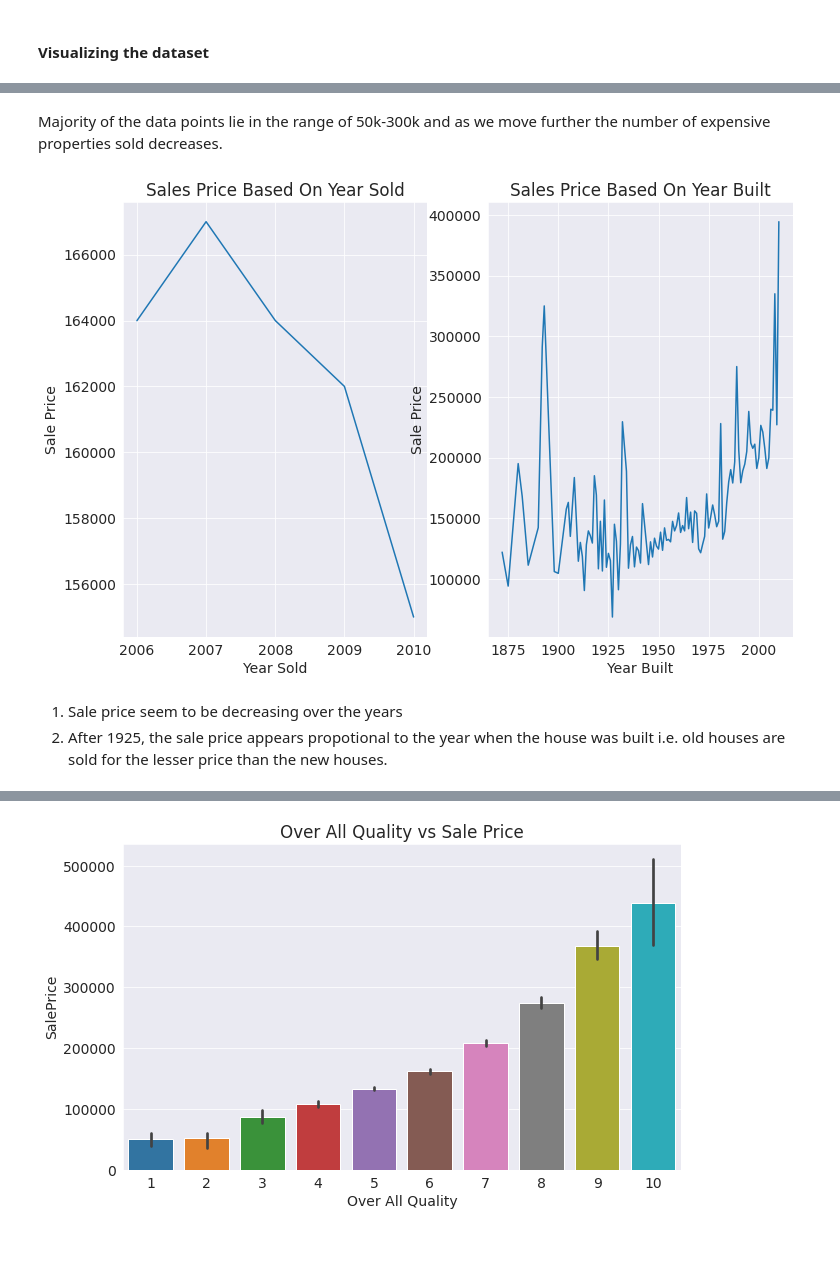
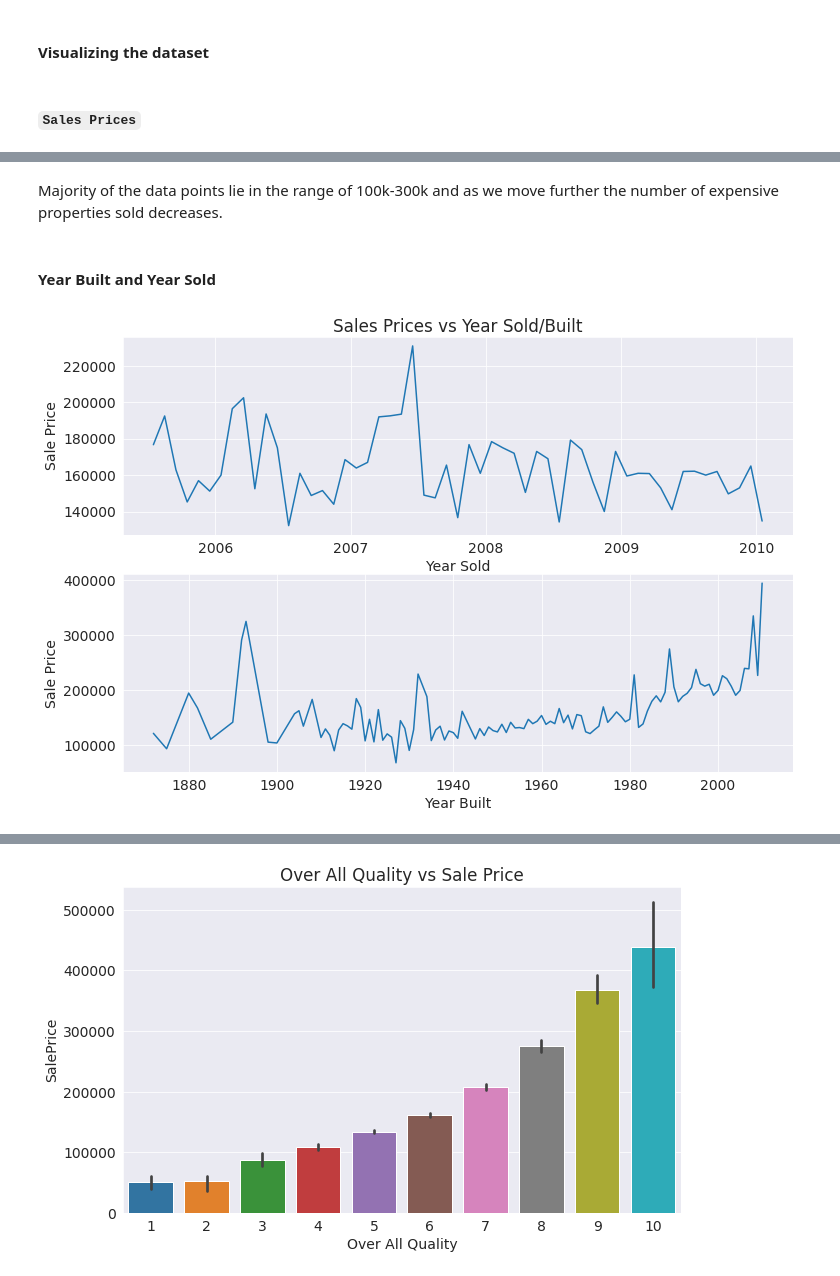
Before and after one commit to prasadposture/House-Prices---Advanced-Regression-Techniques, a Jupyter notebook: House Price Predictions.ipynb, the cells around one changed output, grey strips where cells are left out. Cells and saved outputs as stored; diff of their text form; code cells hidden in the pictures; blank space fills up the shorter version.

Commit message:
Kaggle Notebook | House Price Predictions | Version 4

```diff
--- a/House Price Predictions.ipynb
+++ b/House Price Predictions.ipynb
@@ -15,6 +17,6 @@ import pandas as pd
 pd.options.display.max_columns = 200
 pd.options.display.max_rows = 200
 # %%
-train_csv_path = '/kaggle/input/house-prices-advanced-regression-techniques/train.csv'
-train_csv_path
+prices_df = pd.read_csv('/kaggle/input/house-prices-advanced-regression-techniques/train.csv')
+prices_df.head()
 # %% [output]
@@ -22,3 +28,0 @@ train_csv_path
-# %%
-prices_df = pd.read_csv(train_csv_path)
-prices_df
@@ -77,26 +67,31 @@ sns.set_style('darkgrid')
 matplotlib.rcParams['font.size'] = 14
 matplotlib.rcParams['figure.figsize'] = (10, 6)
 matplotlib.rcParams['figure.facecolor'] = '#00000000'
+# %% [markdown]
+#### `Sales Prices`
 # %%
 px.histogram(prices_df, x='SalePrice', title='Distribution of Sales Price')
 # %% [output]
 [interactive output not drawn]
 # %% [markdown]
-Majority of the data points lie in the range of 50k-300k and as we move further the number of expensive properties sold decreases.
+Majority of the data points lie in the range of 100k-300k and as we move further the number of expensive properties sold decreases.
+# %% [markdown]
+#### Year Built and Year Sold
 # %%
-xdmd=prices_df.groupby('YrSold')['SalePrice'].median()
-xdmdb=prices_df.groupby('YearBuilt')['SalePrice'].median()
-fig, axes = plt.subplots(1, 2, figsize=(12, 8))
-axes[0].plot(xdmd.index, xdmd)
-axes[0].set_title('Sales Price Based On Year Sold')
+fig, axes = plt.subplots(2, 1, figsize=(12, 8))
+axes[0].set_title('Sales Prices vs Year Sold/Built')
+
+xdmd=prices_df.groupby(['YrSold', 'MoSold'], as_index=False)['SalePrice'].median()
+axes[0].plot(xdmd.index, xdmd.SalePrice)
 axes[0].set_xlabel('Year Sold')
 axes[0].set_ylabel('Sale Price')
+axes[0].set_xticks([5.5, 17.5, 29.5, 41.5, 53.5])
+axes[0].set_xticklabels([2006, 2007, 2008, 2009, 2010])
+
+
+xdmdb=prices_df.groupby('YearBuilt')['SalePrice'].median()
 axes[1].plot(xdmdb.index,xdmdb)
-axes[1].set_title('Sales Price Based On Year Built')
 axes[1].set_xlabel('Year Built')
 axes[1].set_ylabel('Sale Price');
 # %% [output]
-[figure, old version]
+[figure, new version]
-# %% [markdown]
-1. Sale price seem to be decreasing over the years
-2. After 1925, the sale price appears propotional to the year when the house was built i.e. old houses are sold for the lesser price than the new houses.
```
Also changed, not shown: parts of 108 cells of this notebook.
